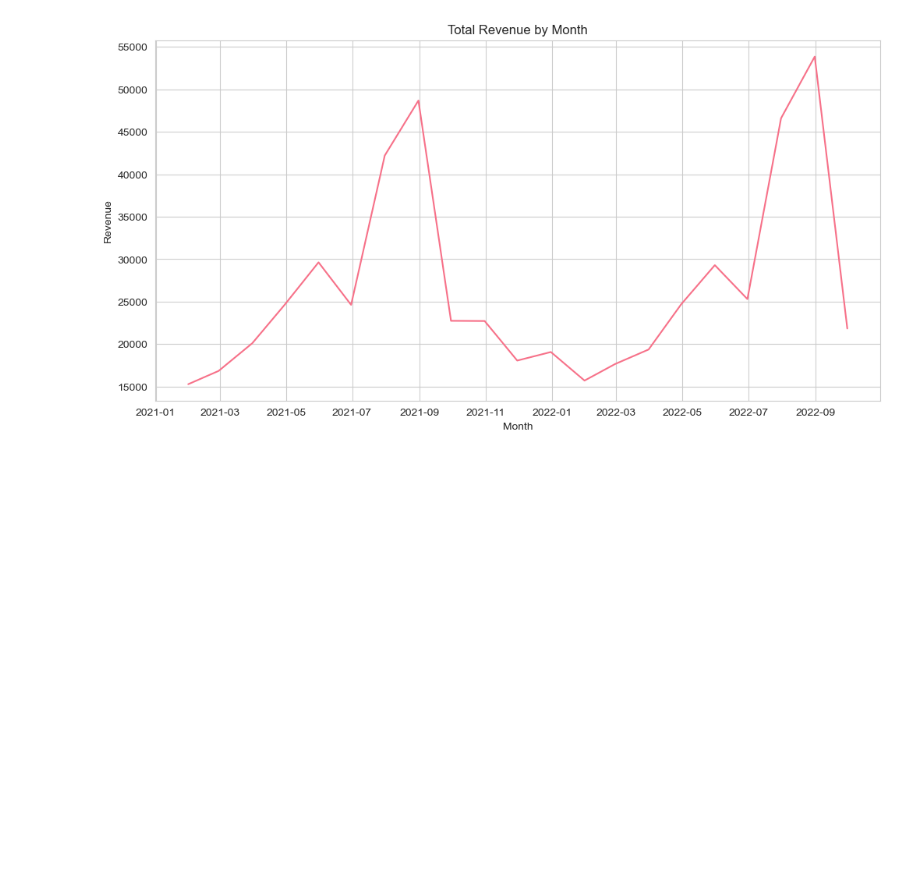
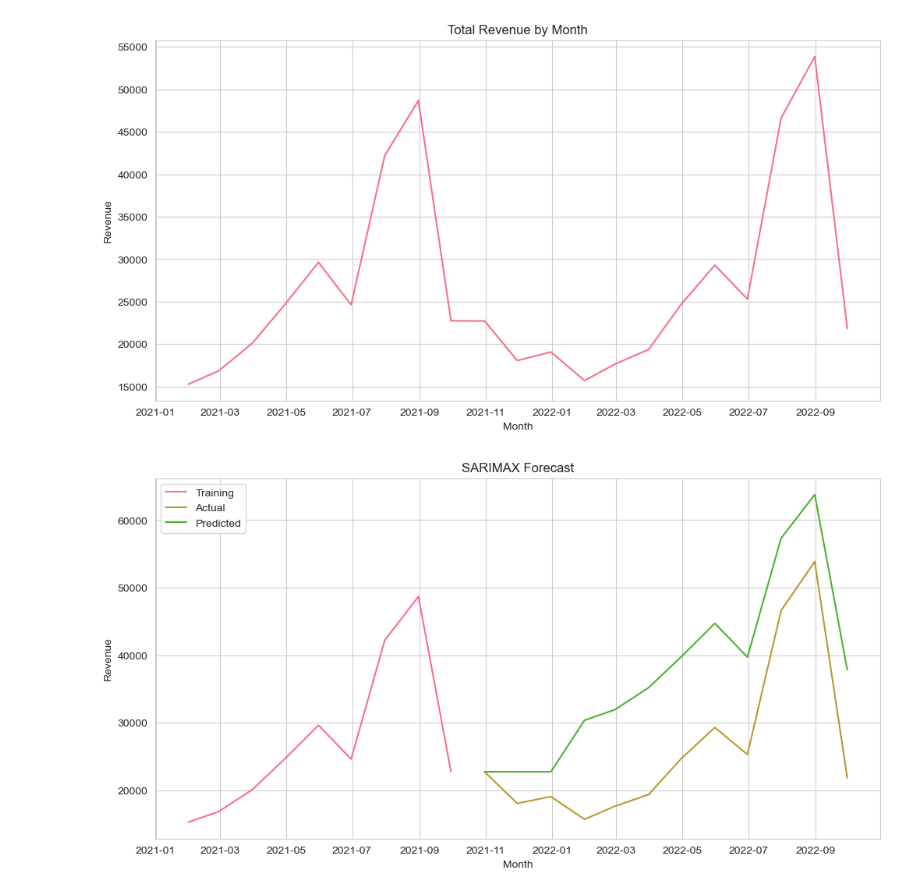
Before and after one commit to YannSko/Portfollio, a Jupyter notebook: EDA/BestBook/Bakery_sales.ipynb, the cells around one changed output. Drawn from its saved outputs; the diff is of its cells as text; code cells hidden in the pictures; blank space fills up the shorter version.

```diff
--- a/EDA/BestBook/Bakery_sales.ipynb
+++ b/EDA/BestBook/Bakery_sales.ipynb
@@ -155,3 +155,34 @@ ax.set_title("Total Revenue by Month")
 plt.show()
 # %% [output]
 [figure]
+# %%
+from statsmodels.tsa.statespace.sarimax import SARIMAX
+
+
+df_monthly = df_copy.resample('M').sum()
+
+
+train = df_monthly[:-12]
+test = df_monthly[-12:]
+
+
+model = SARIMAX(train['revenue'], order=(1, 1, 1), seasonal_order=(1, 1, 1, 12))
+
+
+model_fit = model.fit()
+
+
+predictions = model_fit.predict(start=test.index[0], end=test.index[-1])
+
+
+fig, ax = plt.subplots(figsize=(12, 6))
+ax.plot(train.index, train['revenue'], label='Training')
+ax.plot(test.index, test['revenue'], label='Actual')
+ax.plot(predictions.index, predictions.values, label='Predicted')
+ax.set_xlabel('Month')
+ax.set_ylabel('Revenue')
+ax.set_title('SARIMAX Forecast')
+ax.legend()
+plt.show()
+# %% [output]
+[figure, added]
```
Also changed, not shown: parts of 1 cell of this notebook.
